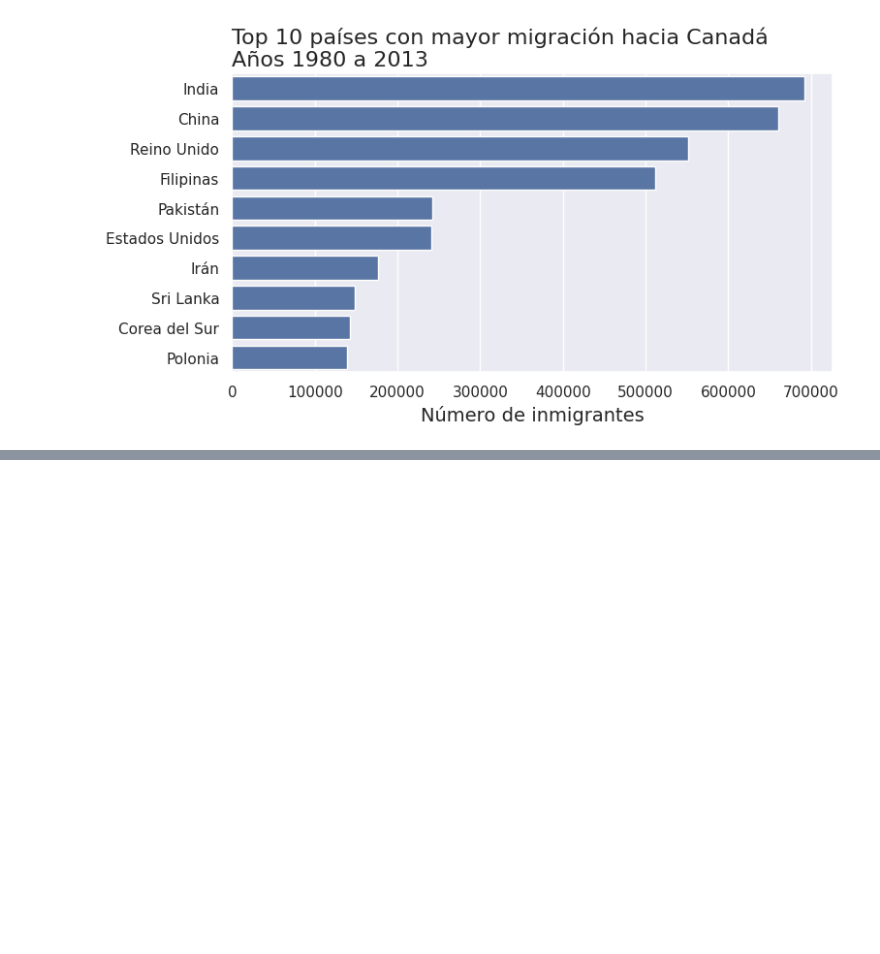
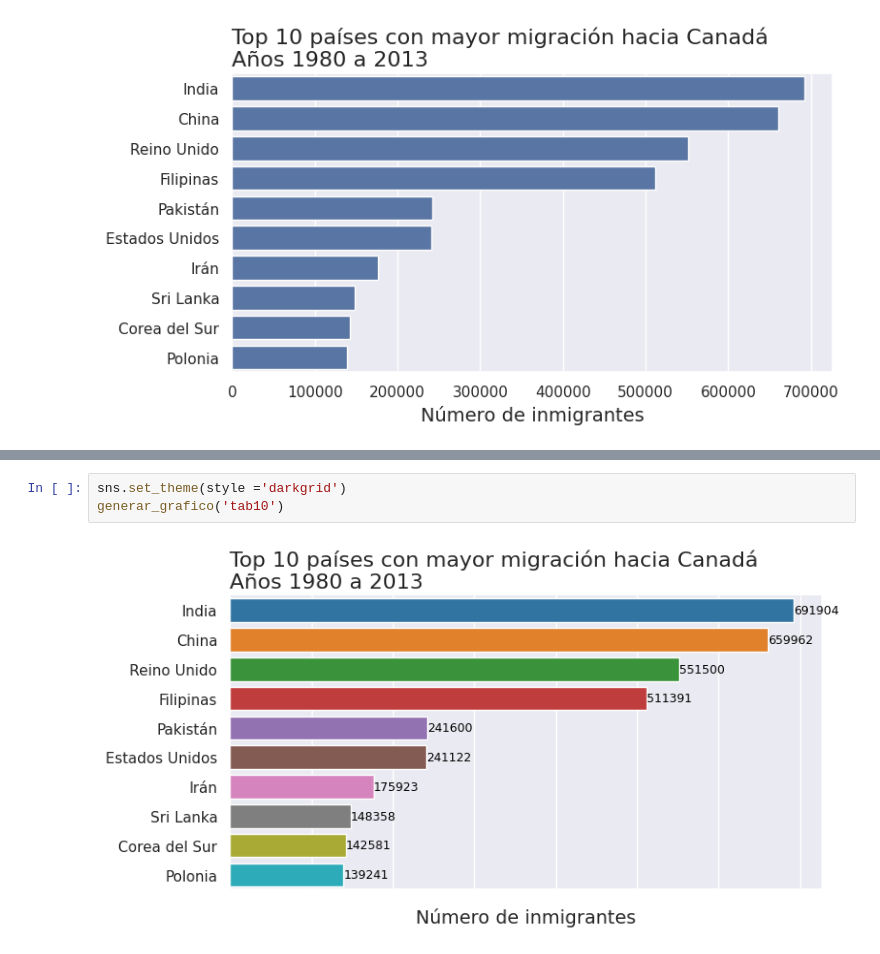
Before and after one commit to Goyo0117970/Visualizaci-n, a Jupyter notebook: visualizacion_de_datos_con_python.ipynb, the cells around one changed output, grey strips where cells are left out. Drawn from its saved outputs; the diff is of its cells as text; blank space fills up the shorter version.

```diff
--- a/visualizacion_de_datos_con_python.ipynb
+++ b/visualizacion_de_datos_con_python.ipynb
@@ -412,0 +411,5 @@ generar_grafico('Paired')
+# %%
+sns.set_theme(style ='darkgrid')
+generar_grafico('tab10')
+# %% [output]
+[figure, added]
```
Also changed, not shown: parts of 9 cells of this notebook.
